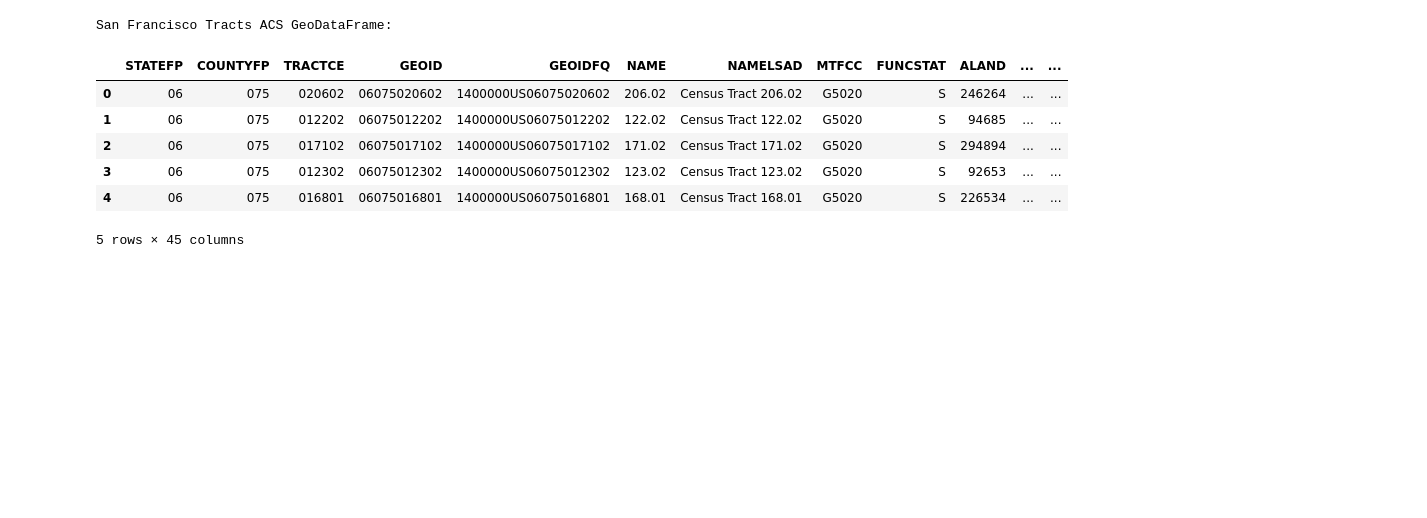
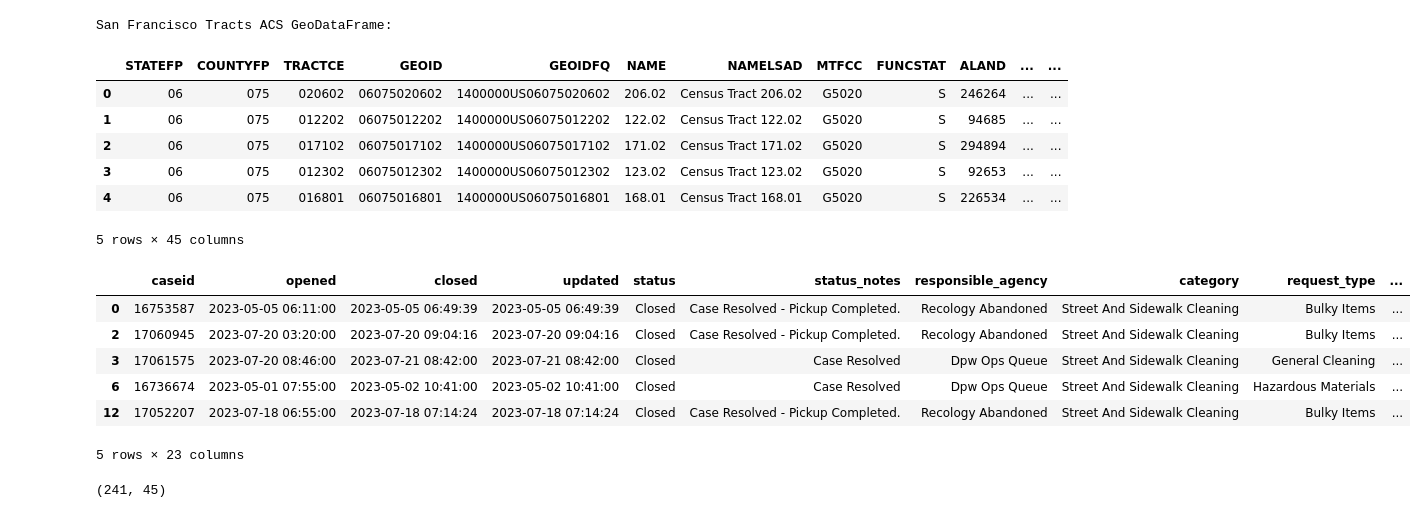
Before and after one commit to manpazito/311-neighborhood-equity, a Jupyter notebook: data_analysis.ipynb, the cells around one changed output. Cells and saved outputs as stored; diff of their text form; code cells hidden in the pictures; blank space fills up the shorter version.

```diff
--- a/data_analysis.ipynb
+++ b/data_analysis.ipynb
@@ -37,3 +60,20 @@ San Francisco Tracts ACS GeoDataFrame:
 | 3 | 06 | 075 | 012302 | 06075012302 | 1400000US06075012302 | 123.02 | Census Tract 123.02 | G5020 | S | 92653 | ... | ... |
 | 4 | 06 | 075 | 016801 | 06075016801 | 1400000US06075016801 | 168.01 | Census Tract 168.01 | G5020 | S | 226534 | ... | ... |
 5 rows × 45 columns
+# %%
+#Filtering for a common category of 311 requests, Street and Sidewalk Cleaning
+
+street_clean_gdf = serv_req_gdf[serv_req_gdf['category'] == 'Street And Sidewalk Cleaning']
+street_clean_gdf.head()
+# %% [output]
+|  | caseid | opened | closed | updated | status | status_notes | responsible_agency | category | request_type | ... |
+| 0 | 16753587 | 2023-05-05 06:11:00 | 2023-05-05 06:49:39 | 2023-05-05 06:49:39 | Closed | Case Resolved - Pickup Completed. | Recology Abandoned | Street And Sidewalk Cleaning | Bulky Items | ... |
+| 2 | 17060945 | 2023-07-20 03:20:00 | 2023-07-20 09:04:16 | 2023-07-20 09:04:16 | Closed | Case Resolved - Pickup Completed. | Recology Abandoned | Street And Sidewalk Cleaning | Bulky Items | ... |
+| 3 | 17061575 | 2023-07-20 08:46:00 | 2023-07-21 08:42:00 | 2023-07-21 08:42:00 | Closed | Case Resolved | Dpw Ops Queue | Street And Sidewalk Cleaning | General Cleaning | ... |
+| 6 | 16736674 | 2023-05-01 07:55:00 | 2023-05-02 10:41:00 | 2023-05-02 10:41:00 | Closed | Case Resolved | Dpw Ops Queue | Street And Sidewalk Cleaning | Hazardous Materials | ... |
+| 12 | 17052207 | 2023-07-18 06:55:00 | 2023-07-18 07:14:24 | 2023-07-18 07:14:24 | Closed | Case Resolved - Pickup Completed. | Recology Abandoned | Street And Sidewalk Cleaning | Bulky Items | ... |
+5 rows × 23 columns
+# %%
+sf_tracts_acs.shape
+# %% [output]
+(241, 45)
```
Also changed, not shown: parts of 20 cells of this notebook.
